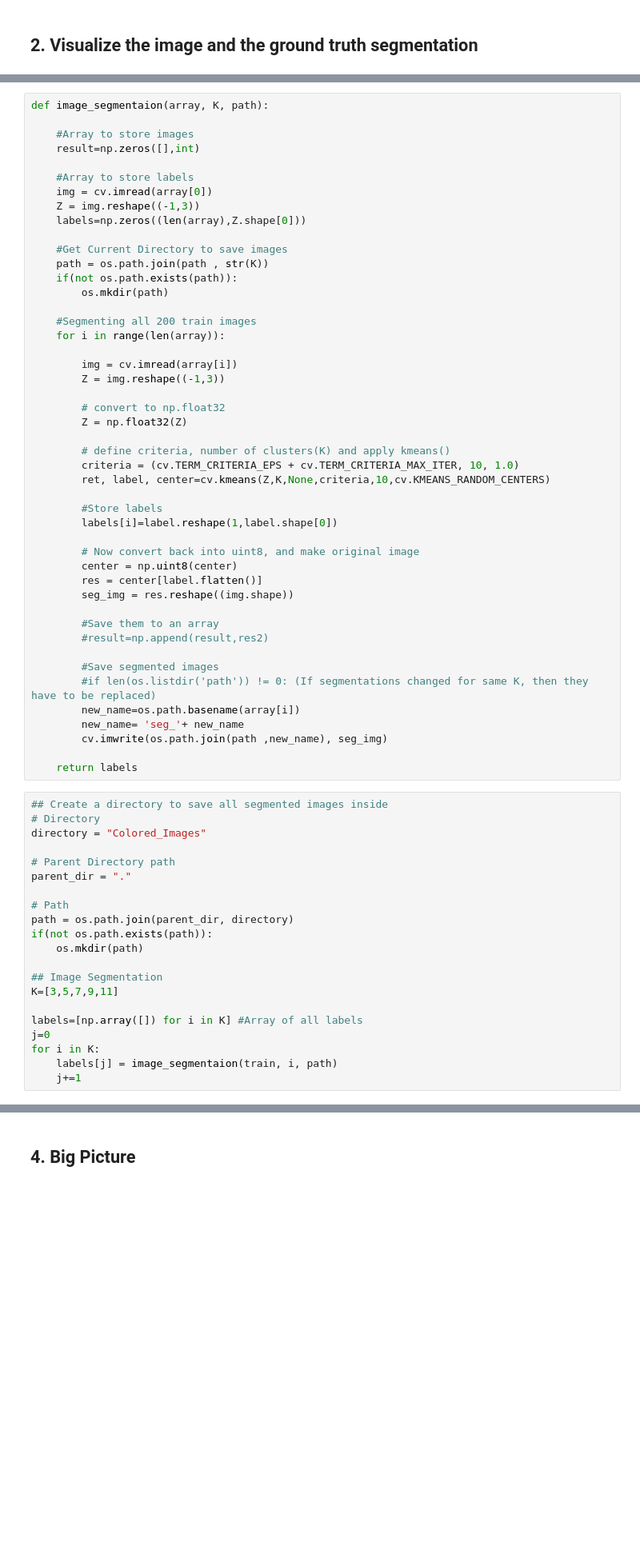
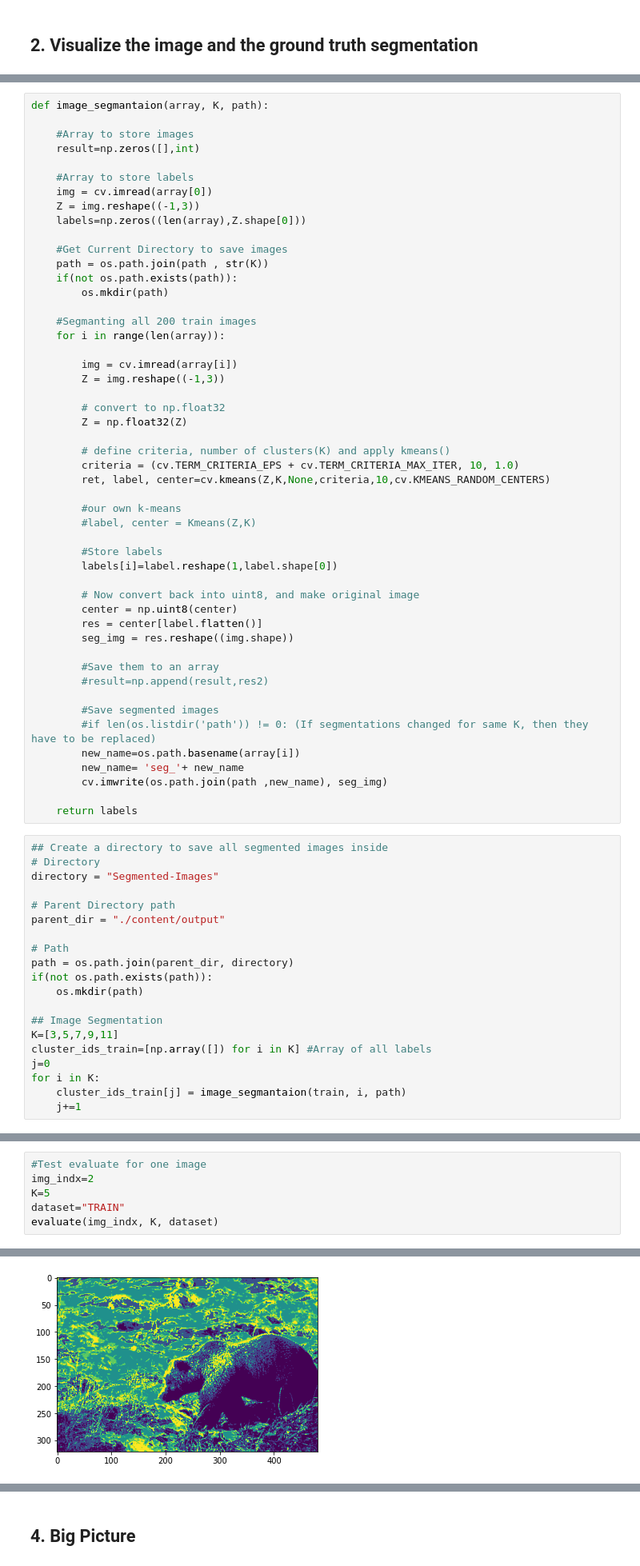
Before and after one commit to IngyBadawi/Image-Segmentation, a Jupyter notebook: Assignment_2.ipynb, the cells around one changed output, grey strips where cells are left out. Shown at 80% size. Saved outputs shown, nothing was run; the diff lists cells and outputs as text; blank space fills up the shorter version.

```diff
--- a/Assignment_2.ipynb
+++ b/Assignment_2.ipynb
@@ -117,5 +239,5 @@ files.download("/content/output.zip")
 # %%
-def image_segmentaion(array, K, path):
+def image_segmantaion(array, K, path):
 
     #Array to store images
     result=np.zeros([],int)
@@ -130,7 +252,7 @@ def image_segmentaion(array, K, path):
     if(not os.path.exists(path)):
         os.mkdir(path)
 
-    #Segmenting all 200 train images
+    #Segmanting all 200 train images
     for i in range(len(array)):
 
         img = cv.imread(array[i])
@@ -142,6 +264,9 @@ def image_segmentaion(array, K, path):
         # define criteria, number of clusters(K) and apply kmeans()
         criteria = (cv.TERM_CRITERIA_EPS + cv.TERM_CRITERIA_MAX_ITER, 10, 1.0)
         ret, label, center=cv.kmeans(Z,K,None,criteria,10,cv.KMEANS_RANDOM_CENTERS)
+
+        #our own k-means
+        #label, center = Kmeans(Z,K)
 
         #Store labels
         labels[i]=label.reshape(1,label.shape[0])
@@ -164,10 +289,10 @@ def image_segmentaion(array, K, path):
 # %%
 ## Create a directory to save all segmented images inside
 # Directory
-directory = "Colored_Images"
+directory = "Segmented-Images"
 
 # Parent Directory path
-parent_dir = "."
+parent_dir = "./content/output"
 
 # Path
 path = os.path.join(parent_dir, directory)
@@ -176,9 +301,8 @@ if(not os.path.exists(path)):
 
 ## Image Segmentation
 K=[3,5,7,9,11]
-
-labels=[np.array([]) for i in K] #Array of all labels
+cluster_ids_train=[np.array([]) for i in K] #Array of all labels
 j=0
 for i in K:
-    labels[j] = image_segmentaion(train, i, path)
+    cluster_ids_train[j] = image_segmantaion(train, i, path)
     j+=1
@@ -186,0 +410,7 @@ KeyboardInterrupt: ignored
+# %%
+#Test evaluate for one image
+img_indx=2
+K=5
+dataset="TRAIN"
+evaluate(img_indx, K, dataset)
+# %% [output]
@@ -186,0 +424 @@ KeyboardInterrupt: ignored
+[figure, added]
```
Also changed, not shown: parts of 27 cells of this notebook.
